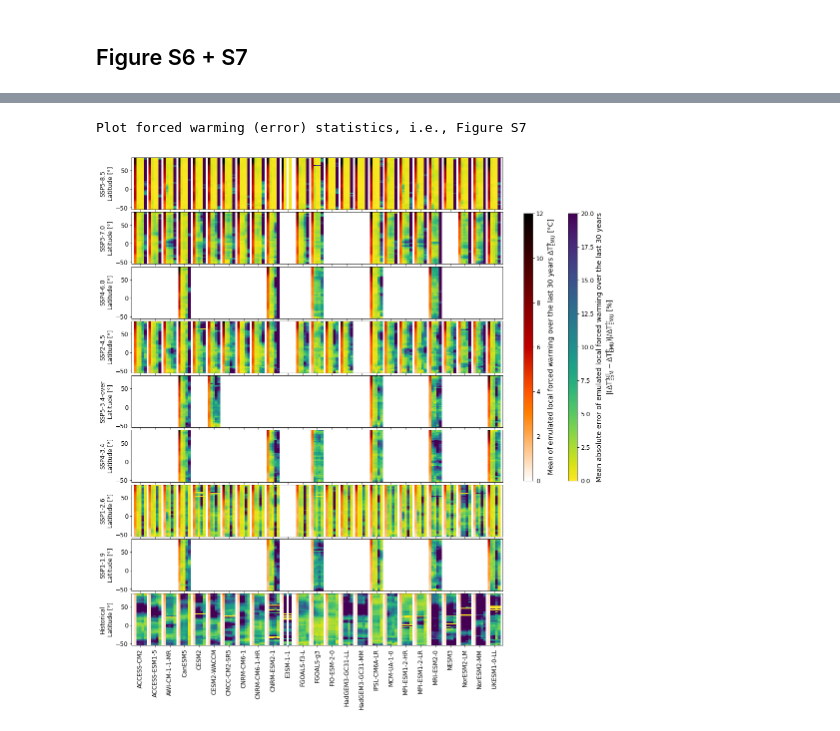
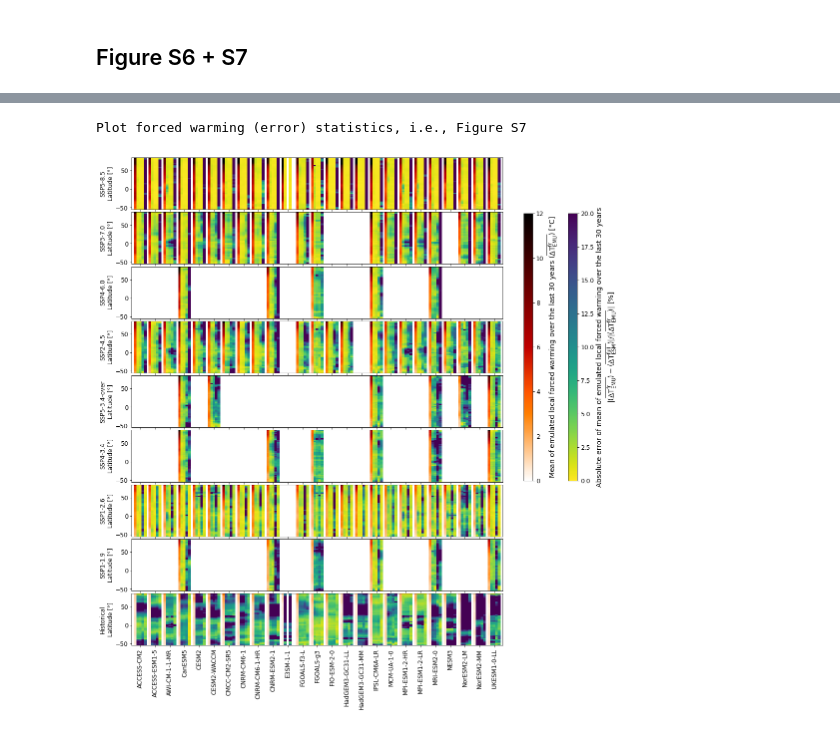
Before and after one commit to MESMER-group/Beusch_et_al_GMD_2021_MAGICC-MESMER_coupling, a Jupyter notebook: scripts/6_MESMER_verification_fig3_fig4_supplement.ipynb, the cells around one changed output, grey strips where cells are left out. Saved outputs shown, nothing was run; the diff lists cells and outputs as text; code cells hidden in the pictures.

```diff
--- a/scripts/6_MESMER_verification_fig3_fig4_supplement.ipynb
+++ b/scripts/6_MESMER_verification_fig3_fig4_supplement.ipynb
@@ -905,19 +890,9 @@ for scen in scenarios:
             for j, subset in enumerate(subsets):
 
                 if subset in emus_lt[esm].keys():
-                    mabe_lt_p = (
-                        np.abs(
-                            np.mean(
-                                (tas_s[esm][scen] - emus_lt[esm][subset][scen]["tas"])[
-                                    :, -idx_start:, :
-                                ],
-                                axis=(0, 1),
-                            )
-                        )
-                        / m_lt
-                        * 100
-                    )
-                    # mean absolute error lt in percentage of mean lt
+                    m_lt_subset = np.mean(emus_lt[esm][subset][scen]["tas"][-idx_start:, :], axis=0)
+                    mabe_lt_p = np.abs(m_lt_subset - np.mean(tas_s[esm][scen][:,-idx_start:,:],axis=(0,1)))/np.abs(m_lt_subset)*100
+                    # absolute error of mean lt in percentage of absolute mean lt
                 else:
                     mabe_lt_p = np.zeros(ls["idx_grid_l"].sum())
                     mabe_lt_p[:] = np.nan
@@ -1117,19 +1102,10 @@ for scen in scenarios:
             for j, subset in enumerate(subsets):
 
                 if subset in emus_lt[esm].keys():
-                    mabe_lt_p = (
-                        np.abs(
-                            np.mean(
-                                (tas_s[esm][scen] - emus_lt[esm][subset][scen]["tas"])[
-                                    :, -idx_start:, :
-                                ],
-                                axis=(0, 1),
-                            )
-                        )
-                        / m_lt
-                        * 100
-                    )
-                    # mean absolute error lt in percentage of mean lt
+                    m_lt_subset = np.mean(emus_lt[esm][subset][scen]["tas"][-idx_start:, :], axis=0)
+                    mabe_lt_p = np.abs(m_lt_subset - np.mean(tas_s[esm][scen][:,-idx_start:,:],axis=(0,1)))/np.abs(m_lt_subset)*100
+
+                    # absolute error of mean lt in percentage of absolute mean lt
                 else:
                     mabe_lt_p = np.zeros(ls["idx_grid_l"].sum())
                     mabe_lt_p[:] = np.nan
@@ -1163,38 +1139,37 @@ for i, scen in enumerate(scenarios):
         np.arange(151), lat["e"], mabe_lt_p_arr[scen], cmap="viridis_r", vmin=0, vmax=20
     )
     plt.ylim([lat["e"][14], lat["e"][70]])
     plt.xticks(np.arange(2.5, 151, 6))
     plt.gca().xaxis.set_major_formatter(plt.NullFormatter())
     plt.xlim([-1, 150])
 
     plt.ylabel(scen_names[scen] + "\nLatitude [°]")
 
 plt.xticks(np.arange(2.5, 151, 6), esms, rotation=90)
 
 ax1 = plt.subplot(grid[:-2, -5:-3])
 plt.axis("off")
 cbar = plt.colorbar(mesh_m_lt, fraction=0.3, aspect=30)
 cbar.set_label(
     "Mean of emulated local forced warming over the last "
     + str(idx_start)
-    + " years $\Delta T^{fr}_{EMU}$ [°C]",
+    + " years $(\overline{\Delta T^{fr}_{EMU}})$ [°C]",
     fontsize=fs + 2,
 )
 
 ax1 = plt.subplot(grid[:-2, -2:])
 plt.axis("off")
 cbar = plt.colorbar(mesh_mabe_lt, fraction=0.3, aspect=30)
 cbar.set_label(
-    "Mean absolute error of emulated local forced warming over the last "
+    "Absolute error of mean of emulated local forced warming over the last "
     + str(idx_start)
-    + " years\n$|(\Delta T^{full}_{ESM} - \Delta T^{fr}_{EMU})| / \Delta T^{fr}_{EMU}$ [%]",
+    + " years\n$|(\overline{\Delta T^{fr}_{EMU}}) - (\overline{\Delta T^{full}_{ESM}})| / |(\overline{\Delta T^{fr}_{EMU}})|$ [%]",
     fontsize=fs + 2,
 )
 
-
-# plt.savefig(cfg.dir_plots+'si/lt_mesmer_eval_addpreds_vs_lessscen_allesms_allscens.png' ,dpi=200 ,bbox_inches='tight')
-# plt.savefig(cfg.dir_plots+'si/lt_mesmer_eval_addpreds_vs_lessscen_allesms_allscens.pdf' ,dpi=200 ,bbox_inches='tight')
+#plt.savefig(cfg.dir_plots+'si/lt_mesmer_eval_addpreds_vs_lessscen_allesms_allscens.png' ,dpi=200 ,bbox_inches='tight')
+#plt.savefig(cfg.dir_plots+'si/lt_mesmer_eval_addpreds_vs_lessscen_allesms_allscens.pdf' ,dpi=200 ,bbox_inches='tight')
 # %% [output]
 Plot forced warming (error) statistics, i.e., Figure S7
-[figure, old version]
+[figure, new version]
 [interactive output not drawn]
```
Also changed, not shown: parts of 9 cells of this notebook, 5 other files.
